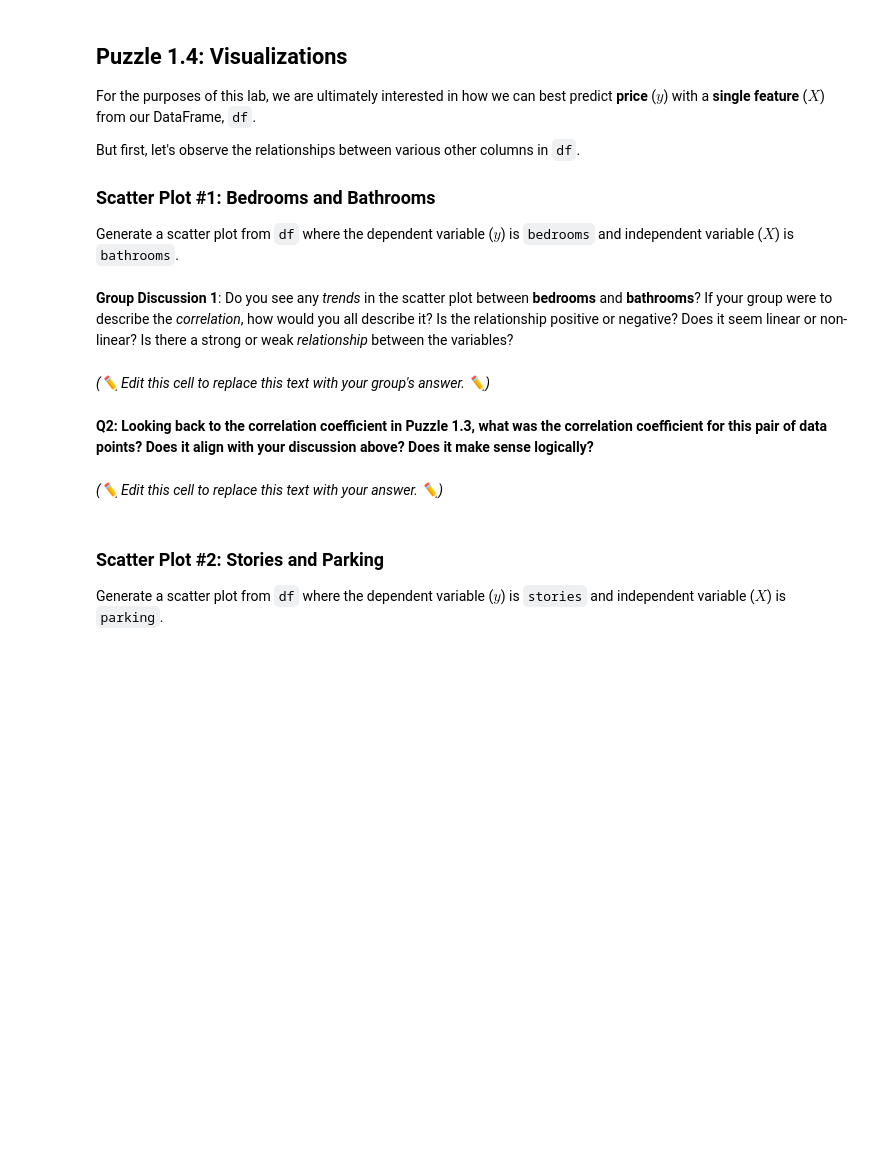
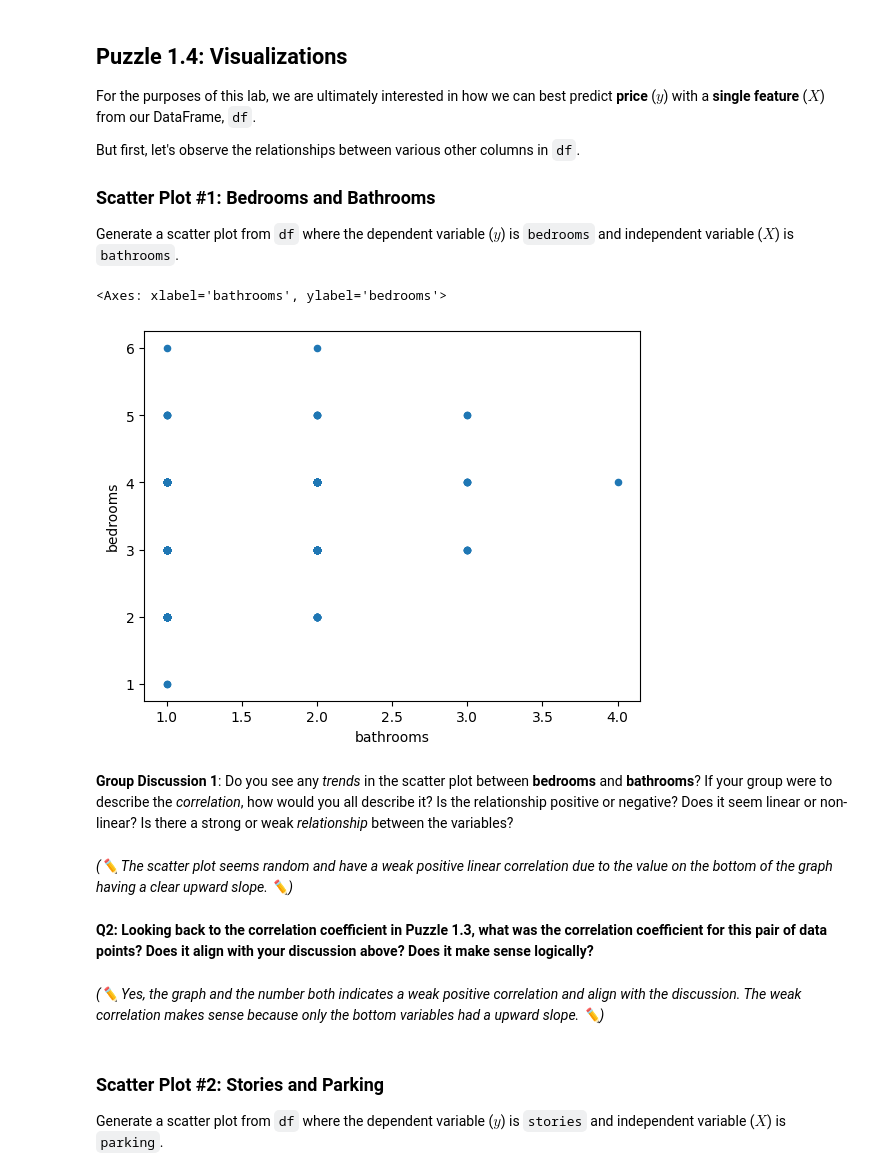
Before and after one commit to jonathan-cky/STAT107, a Jupyter notebook: lab_regression/lab_regression.ipynb, the cells around one changed output. Drawn from its saved outputs; the diff is of its cells as text; code cells hidden in the pictures; blank space fills up the shorter version.

```diff
--- a/lab_regression/lab_regression.ipynb
+++ b/lab_regression/lab_regression.ipynb
@@ -58,0 +56,4 @@ df
+# %%
+import pandas as pd
+df = pd.read_csv("housing.csv")
+df
@@ -153,12 +194,17 @@ Generate a scatter plot from `df` where the dependent variable ($y$) is `bedroom
+# %%
+df.plot.scatter(x = "bathrooms", y = "bedrooms")
+# %% [output]
+<Axes: xlabel='bathrooms', ylabel='bedrooms'>
+[figure, added]
 # %% [markdown]
 **Group Discussion 1**: Do you see any *trends* in the scatter plot between **bedrooms** and **bathrooms**? If your group were to describe the *correlation*, how would you all describe it?
 Is the relationship positive or negative? Does it seem linear or non-linear? Is there a strong or weak *relationship* between the variables?
-# %% [markdown]
-*(✏️ Edit this cell to replace this text with your group's answer. ✏️)*
+# %% [markdown]
+*(✏️ The scatter plot seems random and have a weak positive linear correlation due to the value on the bottom of the graph having a clear upward slope. ✏️)*
 # %% [markdown]
 **Q2: Looking back to the correlation coefficient in Puzzle 1.3, what was the correlation coefficient for this pair of data points? Does it align with your discussion above? Does it make sense logically?**
-# %% [markdown]
-*(✏️ Edit this cell to replace this text with your answer. ✏️)*
+# %% [markdown]
+*(✏️ Yes, the graph and the number both indicates a weak positive correlation and align with the discussion. The weak correlation makes sense because only the bottom variables had a upward slope. ✏️)*
 # %% [markdown]
 ### Scatter Plot #2: Stories and Parking
 Generate a scatter plot from `df` where the dependent variable ($y$) is `stories` and independent variable ($X$) is `parking`.
```
Also changed, not shown: parts of 50 cells of this notebook.
